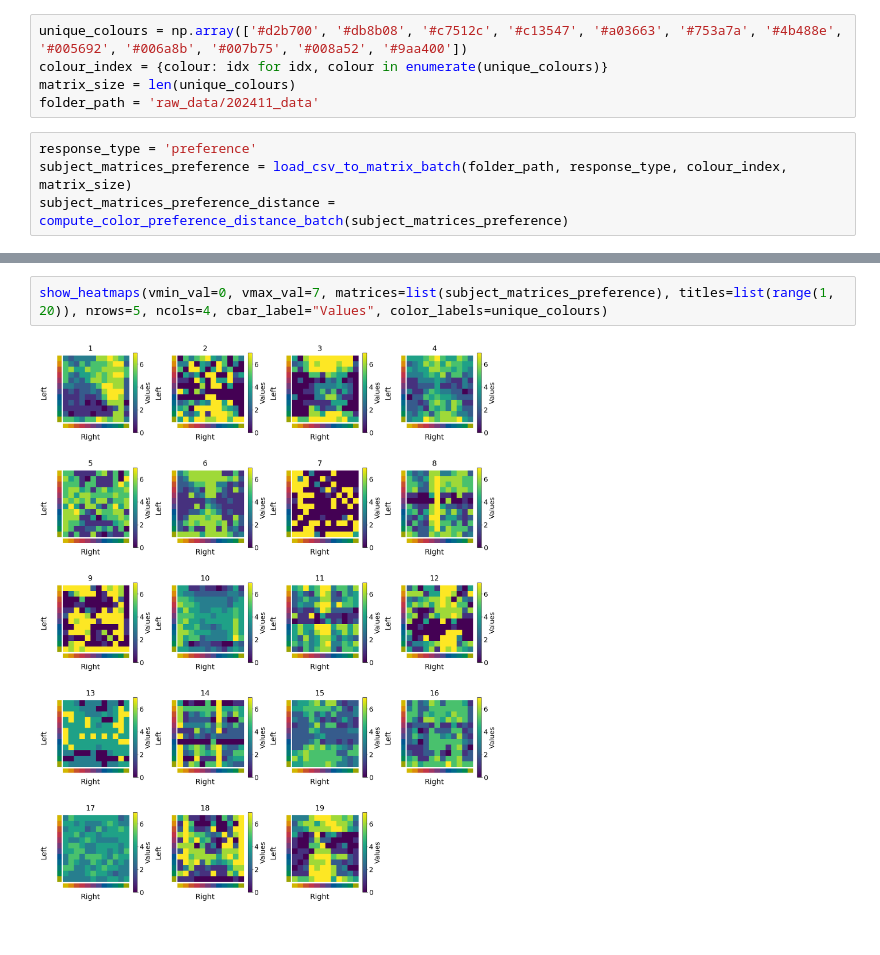
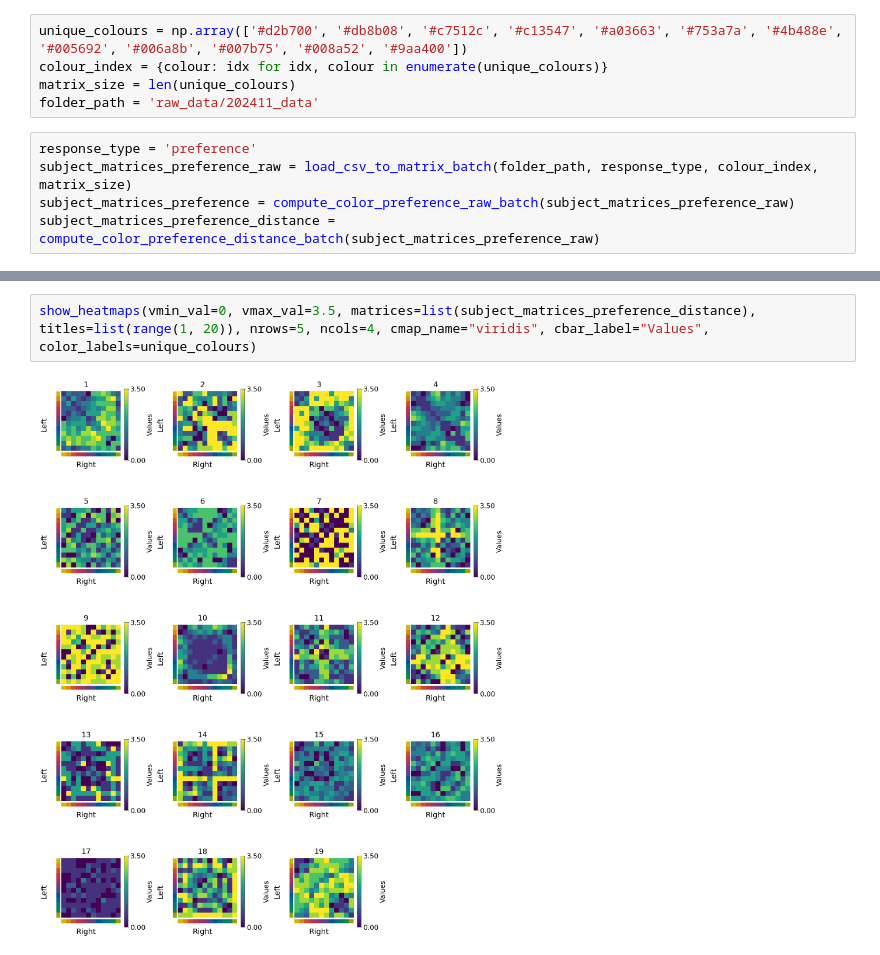
Before and after one commit to MtKana/preference_rating_GWOT, a Jupyter notebook: 20250404_preference_distance_visualization_all_subject.ipynb, the cells around one changed output, grey strips where cells are left out. Saved outputs shown, nothing was run; the diff lists cells and outputs as text.

```diff
--- a/20250404_preference_distance_visualization_all_subject.ipynb
+++ b/20250404_preference_distance_visualization_all_subject.ipynb
@@ -17,5 +12,6 @@ matrix_size = len(unique_colours)
 folder_path = 'raw_data/202411_data'
 # %%
 response_type = 'preference'
-subject_matrices_preference = load_csv_to_matrix_batch(folder_path, response_type, colour_index, matrix_size)
-subject_matrices_preference_distance = compute_color_preference_distance_batch(subject_matrices_preference)
+subject_matrices_preference_raw = load_csv_to_matrix_batch(folder_path, response_type, colour_index, matrix_size)
+subject_matrices_preference = compute_color_preference_raw_batch(subject_matrices_preference_raw)
+subject_matrices_preference_distance = compute_color_preference_distance_batch(subject_matrices_preference_raw)
@@ -22,4 +22,4 @@ subject_matrices_preference_distance = compute_color_preference_distance_batch(s
 # %%
-show_heatmaps(vmin_val=0, vmax_val=7, matrices=list(subject_matrices_preference), titles=list(range(1, 20)), nrows=5, ncols=4, cbar_label="Values", color_labels=unique_colours)
+show_heatmaps(vmin_val=0, vmax_val=3.5, matrices=list(subject_matrices_preference_distance), titles=list(range(1, 20)), nrows=5, ncols=4, cmap_name="viridis", cbar_label="Values", color_labels=unique_colours)
 # %% [output]
-[figure, old version]
+[figure, new version]
```
Also changed, not shown: parts of 3 cells of this notebook.
